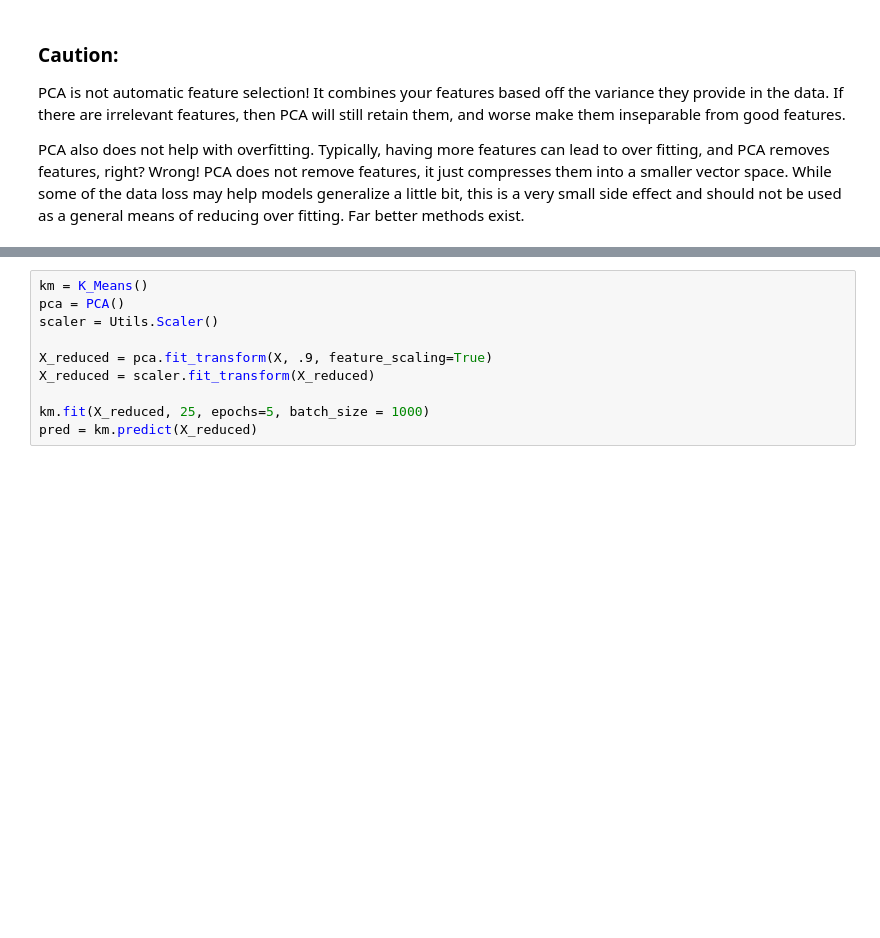
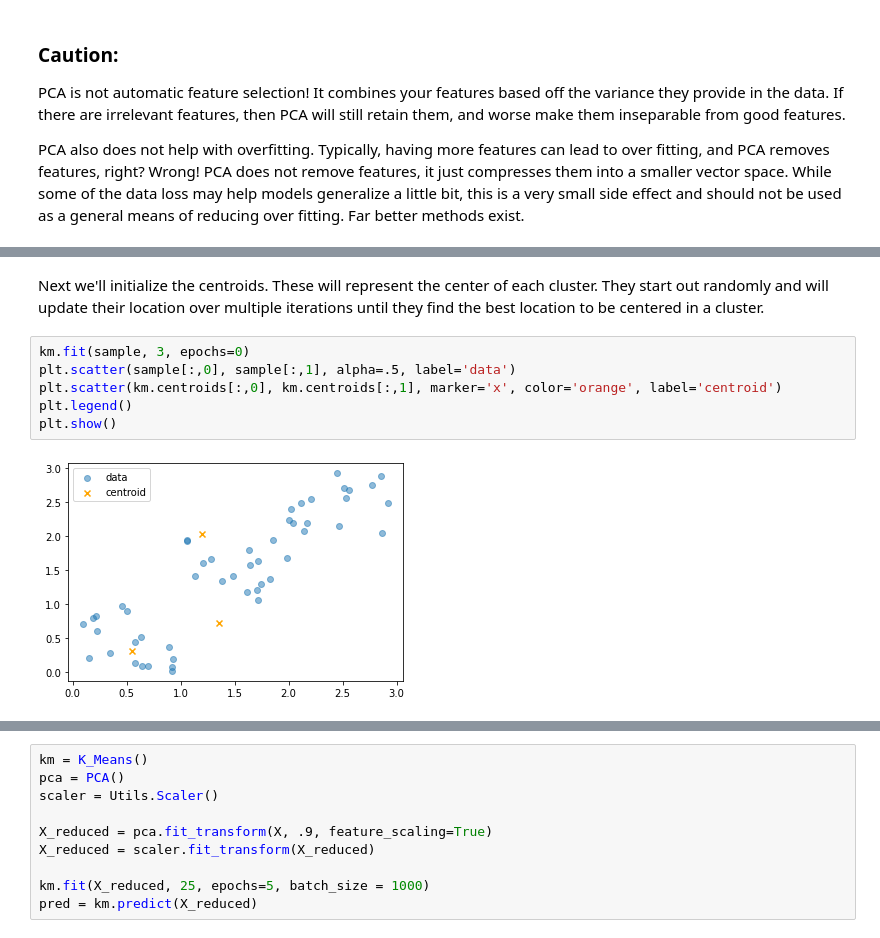
Before and after one commit to AndrewStaus/ML-aslearn, a Jupyter notebook: Notebook - PCA and K Means on MNIST.ipynb, the cells around one changed output, grey strips where cells are left out. Drawn from its saved outputs; the diff is of its cells as text; blank space fills up the shorter version.

```diff
--- a/Notebook - PCA and K Means on MNIST.ipynb
+++ b/Notebook - PCA and K Means on MNIST.ipynb
@@ -225,0 +234,10 @@ Unsupervised learning is typically used when you don’t have labeled data.  Let
+# %% [markdown]
+Next we'll initialize the centroids.  These will represent the center of each cluster.  They start out randomly and will update their location over multiple iterations until they find the best location to be centered in a cluster.
+# %%
+km.fit(sample, 3, epochs=0)
+plt.scatter(sample[:,0], sample[:,1], alpha=.5, label='data')
+plt.scatter(km.centroids[:,0], km.centroids[:,1], marker='x', color='orange', label='centroid')
+plt.legend()
+plt.show()
+# %% [output]
+[figure, added]
```
Also changed, not shown: parts of 10 cells of this notebook.
